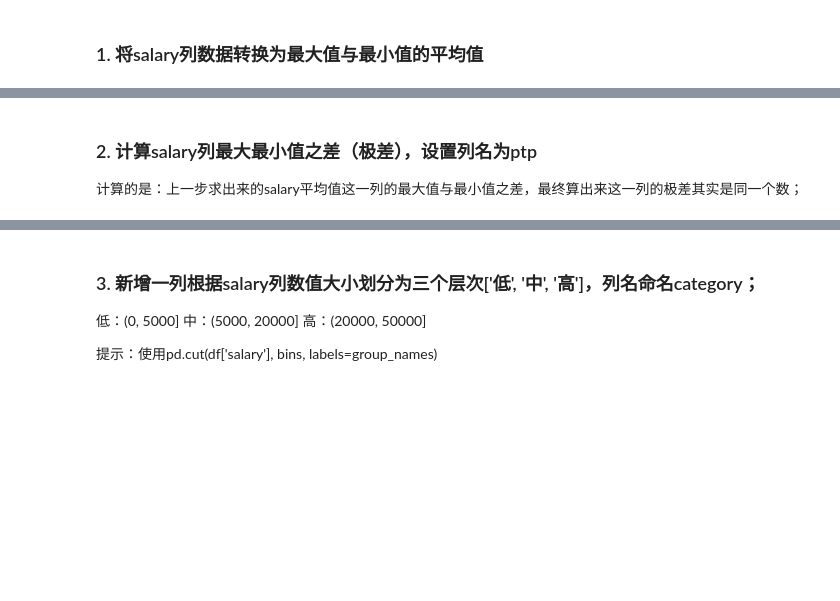
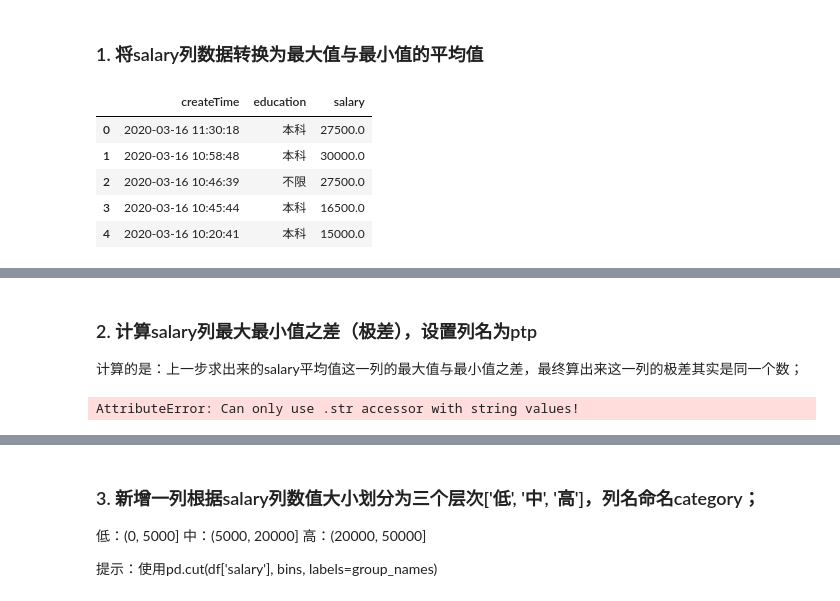
Before and after one commit to ABCDEFGHIJKLMOPQRSTUVWXY/Numpy-Pandas-, a Jupyter notebook: 3/3. 数据处理、合并与分组.ipynb, the cells around one changed output, grey strips where cells are left out. Cells and saved outputs as stored; diff of their text form; code cells hidden in the pictures; blank space fills up the shorter version.

```diff
--- a/3/3. 数据处理、合并与分组.ipynb
+++ b/3/3. 数据处理、合并与分组.ipynb
@@ -855,6 +858,6 @@ df.query('day == 16')
 # %%
 # 读取pandas120数据文件
-df = pd.read_excel('/home/mw/input/pandas1206855/pandas120.xlsx')
+df = pd.read_excel('pandas120.xlsx')
 df.head()
 # %% [output]
 |  | createTime | education | salary |
@@ -865,11 +868,23 @@ df.head()
 | 4 | 2020-03-16 10:20:41 | 本科 | 10k-20k |
 # %% [markdown]
 ### 1. 将salary列数据转换为最大值与最小值的平均值
-# %%
-# apply + 自定义函数
-
-df =
-df.head()
+# %%
+# apply + 自定义函数
+def fun(x):
+    list1 = x.split("k-")
+    a = float(list1[0])
+    b = float(list1[1].strip("k"))
+    res = (b + a)*0.5*1000
+    return int(res)
+df["salary"] = df["salary"].map(fun)
+df.head()
+# %% [output]
+|  | createTime | education | salary |
+| 0 | 2020-03-16 11:30:18 | 本科 | 27500.0 |
+| 1 | 2020-03-16 10:58:48 | 本科 | 30000.0 |
+| 2 | 2020-03-16 10:46:39 | 不限 | 27500.0 |
+| 3 | 2020-03-16 10:45:44 | 本科 | 16500.0 |
+| 4 | 2020-03-16 10:20:41 | 本科 | 15000.0 |
 # %% [markdown]
 ![Image Name](https://cdn.kesci.com/upload/image/r3qan39ggz.png)
 
@@ -885,3 +896,19 @@ df.head()
+# %%
+# # 方法一：max()，min()
+# arr = df["salary"].max() - df["salary"].min()
+# ptp = pd.DataFrame({"ptp":[arr for i in range( len(df) )]} )
+# df = pd.concat((df,ptp), axis = 1)
+
+# 方法二：apply + lambda
+
+
+# 方法三：numpy.ptp()函数
+ptp = pd.DataFrame({"ptp":[np.ptp(df["salary"]) for i in range(len(df))] } )
+df = pd.concat((df,ptp), axis = 1)
+
+df.head()
+# %% [output]
+AttributeError: Can only use .str accessor with string values!
 # %% [markdown]
 ![Image Name](https://cdn.kesci.com/upload/image/r3qaod3nfd.png?imageView2/0/w/640/h/640)
 
```
Also changed, not shown: parts of 7 cells of this notebook.
